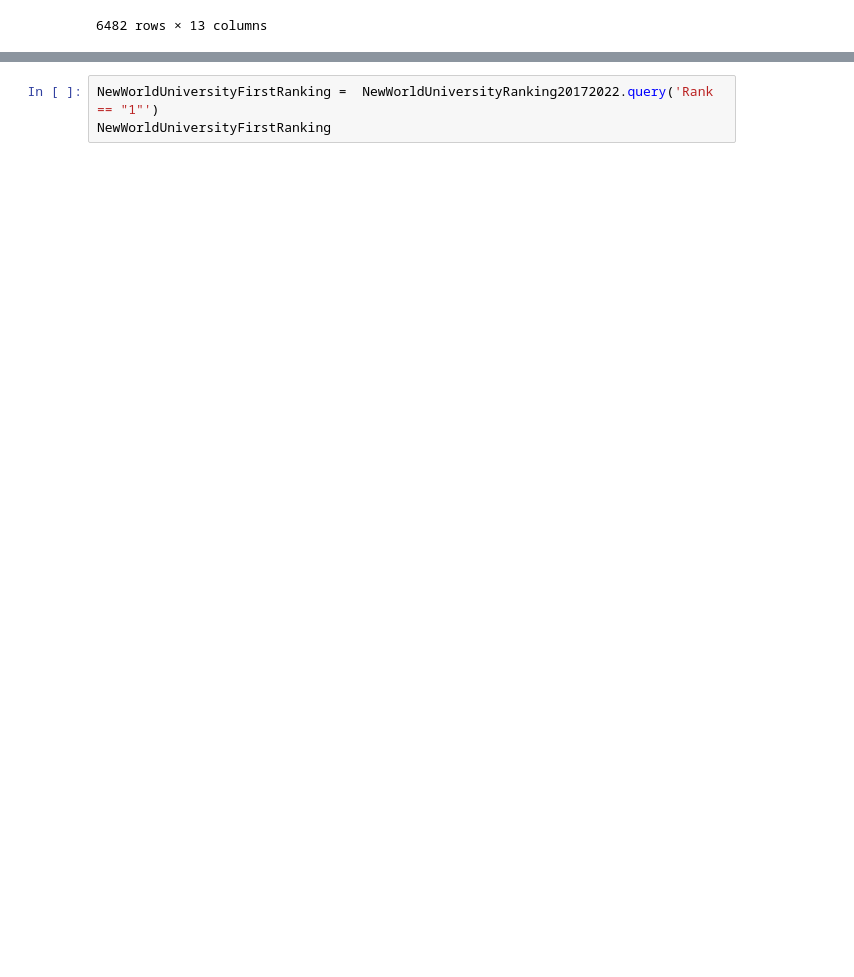
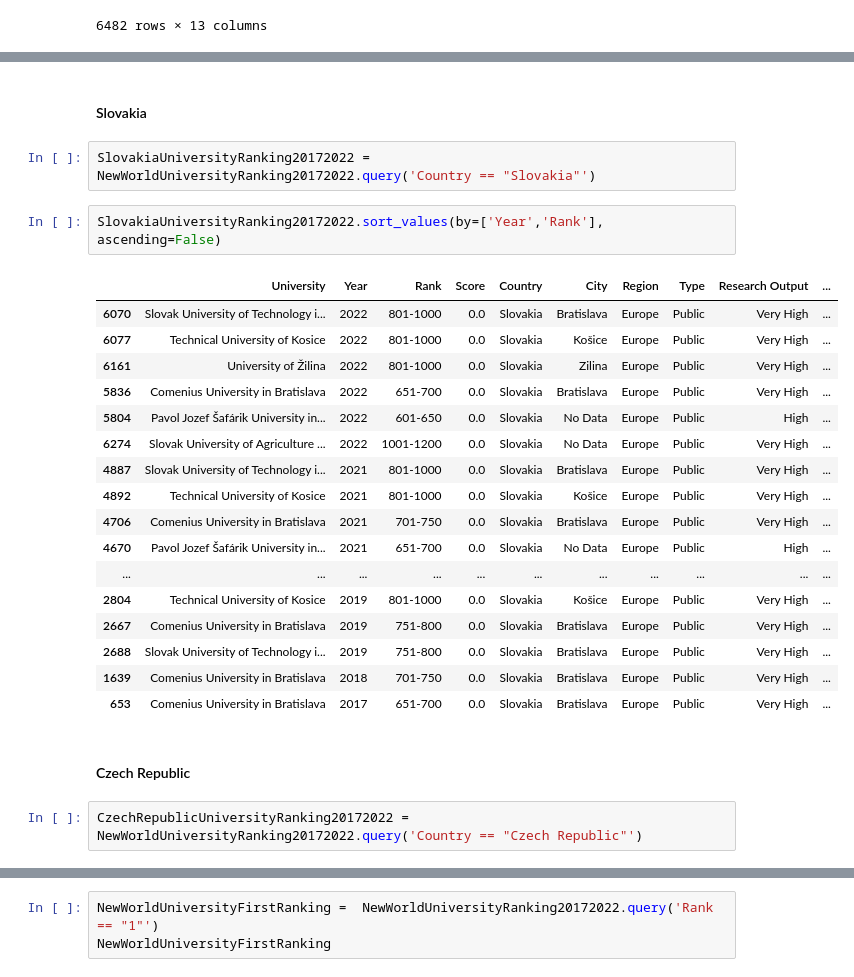
Before and after one commit to Lunczer93/Python_Project_4_World_University_Ranking, a Jupyter notebook: Python_Project_4_World_University_Ranking.ipynb, the cells around one changed output, grey strips where cells are left out. Cells and saved outputs as stored; diff of their text form; blank space fills up the shorter version.

```diff
--- a/Python_Project_4_World_University_Ranking.ipynb
+++ b/Python_Project_4_World_University_Ranking.ipynb
@@ -1544,0 +1706,28 @@ NewWorldUniversityRanking20172022
+# %% [markdown]
+#### Slovakia
+# %%
+SlovakiaUniversityRanking20172022 = NewWorldUniversityRanking20172022.query('Country == "Slovakia"')
+# %%
+SlovakiaUniversityRanking20172022.sort_values(by=['Year','Rank'], ascending=False)
+# %% [output]
+|  | University | Year | Rank | Score | Country | City | Region | Type | Research Output | ... |
+| 6070 | Slovak University of Technology i... | 2022 | 801-1000 | 0.0 | Slovakia | Bratislava | Europe | Public | Very High | ... |
+| 6077 | Technical University of Kosice | 2022 | 801-1000 | 0.0 | Slovakia | Košice | Europe | Public | Very High | ... |
+| 6161 | University of Žilina | 2022 | 801-1000 | 0.0 | Slovakia | Zilina | Europe | Public | Very High | ... |
+| 5836 | Comenius University in Bratislava | 2022 | 651-700 | 0.0 | Slovakia | Bratislava | Europe | Public | Very High | ... |
+| 5804 | Pavol Jozef Šafárik University in... | 2022 | 601-650 | 0.0 | Slovakia | No Data | Europe | Public | High | ... |
+| 6274 | Slovak University of Agriculture ... | 2022 | 1001-1200 | 0.0 | Slovakia | No Data | Europe | Public | Very High | ... |
+| 4887 | Slovak University of Technology i... | 2021 | 801-1000 | 0.0 | Slovakia | Bratislava | Europe | Public | Very High | ... |
+| 4892 | Technical University of Kosice | 2021 | 801-1000 | 0.0 | Slovakia | Košice | Europe | Public | Very High | ... |
+| 4706 | Comenius University in Bratislava | 2021 | 701-750 | 0.0 | Slovakia | Bratislava | Europe | Public | Very High | ... |
+| 4670 | Pavol Jozef Šafárik University in... | 2021 | 651-700 | 0.0 | Slovakia | No Data | Europe | Public | High | ... |
+| ... | ... | ... | ... | ... | ... | ... | ... | ... | ... | ... |
+| 2804 | Technical University of Kosice | 2019 | 801-1000 | 0.0 | Slovakia | Košice | Europe | Public | Very High | ... |
+| 2667 | Comenius University in Bratislava | 2019 | 751-800 | 0.0 | Slovakia | Bratislava | Europe | Public | Very High | ... |
+| 2688 | Slovak University of Technology i... | 2019 | 751-800 | 0.0 | Slovakia | Bratislava | Europe | Public | Very High | ... |
+| 1639 | Comenius University in Bratislava | 2018 | 701-750 | 0.0 | Slovakia | Bratislava | Europe | Public | Very High | ... |
+| 653 | Comenius University in Bratislava | 2017 | 651-700 | 0.0 | Slovakia | Bratislava | Europe | Public | Very High | ... |
+# %% [markdown]
+#### Czech Republic
+# %%
+CzechRepublicUniversityRanking20172022 = NewWorldUniversityRanking20172022.query('Country == "Czech Republic"')
```
Also changed, not shown: parts of 89 cells of this notebook.
